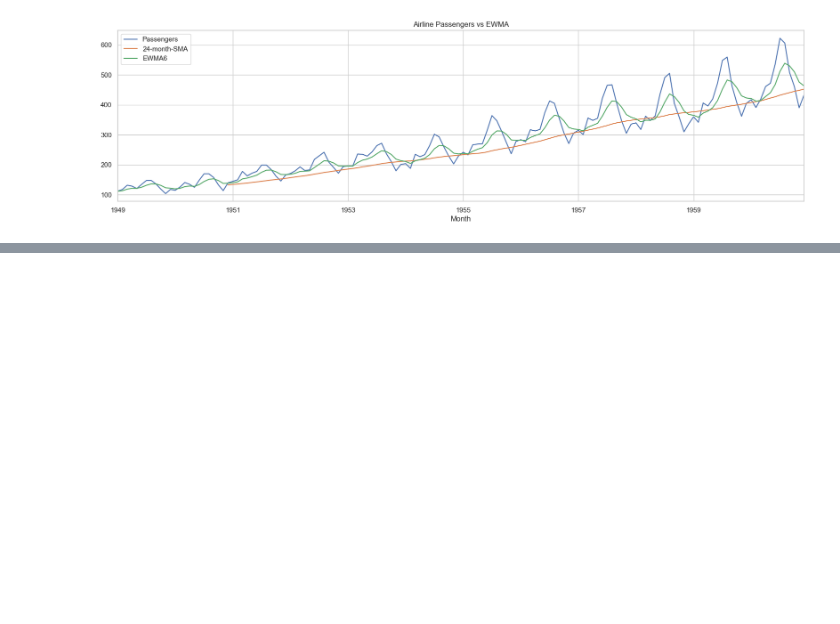
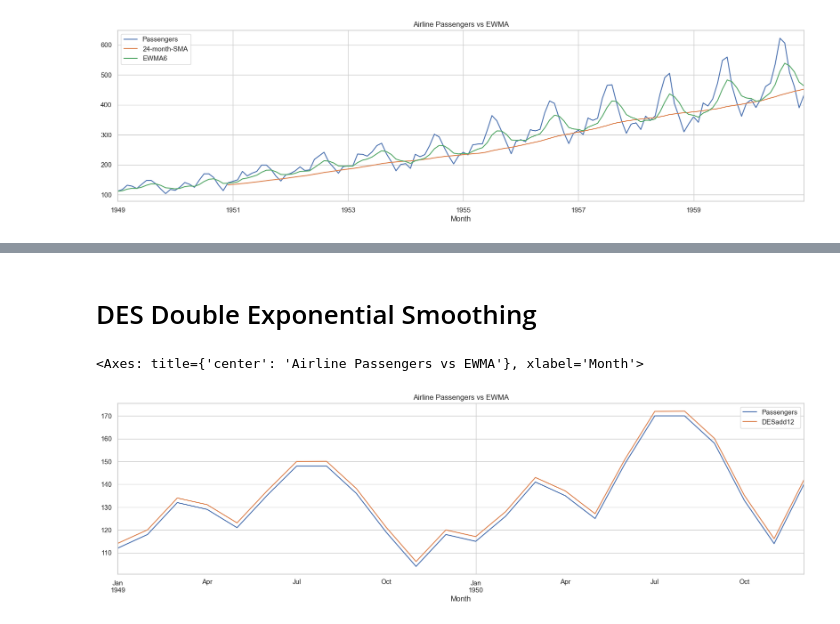
Before and after one commit to sevann-radhak/UBA-AST, a Jupyter notebook: clase2/clase2.ipynb, the cells around one changed output, grey strips where cells are left out. Drawn from its saved outputs; the diff is of its cells as text; code cells hidden in the pictures; blank space fills up the shorter version.

```diff
--- a/clase2/clase2.ipynb
+++ b/clase2/clase2.ipynb
@@ -292,0 +314,5 @@ df_airline[['Passengers', '24-month-SMA', 'EWMA6']].plot(title='Airline Passenge
+# %%
+span = 12
+alpha = 2/(span + 1)
+# %%
+df_airline['EWMA12'] = SimpleExpSmoothing(df_airline['Passengers']).fit(smoothing_level=alpha, optimized=False).fittedvalues.shift(-1)
@@ -292,0 +329,2 @@ df_airline[['Passengers', '24-month-SMA', 'EWMA6']].plot(title='Airline Passenge
+# %% [markdown]
+# DES Double Exponential Smoothing
@@ -292,0 +333,9 @@ df_airline[['Passengers', '24-month-SMA', 'EWMA6']].plot(title='Airline Passenge
+# %%
+df_airline['DESadd12'] = ExponentialSmoothing(df_airline['Passengers'], trend='add').fit().fittedvalues.shift(-1)
+# %%
+df_airline['DESmul12'] = ExponentialSmoothing(df_airline['Passengers'], trend='mul').fit().fittedvalues.shift(-1)
+# %%
+df_airline[['Passengers', 'DESadd12']].iloc[:24].plot(title='Airline Passengers vs EWMA', figsize=(20, 5))
+# %% [output]
+<Axes: title={'center': 'Airline Passengers vs EWMA'}, xlabel='Month'>
+[figure, added]
```
Also changed, not shown: parts of 35 cells of this notebook, 4 other files.
